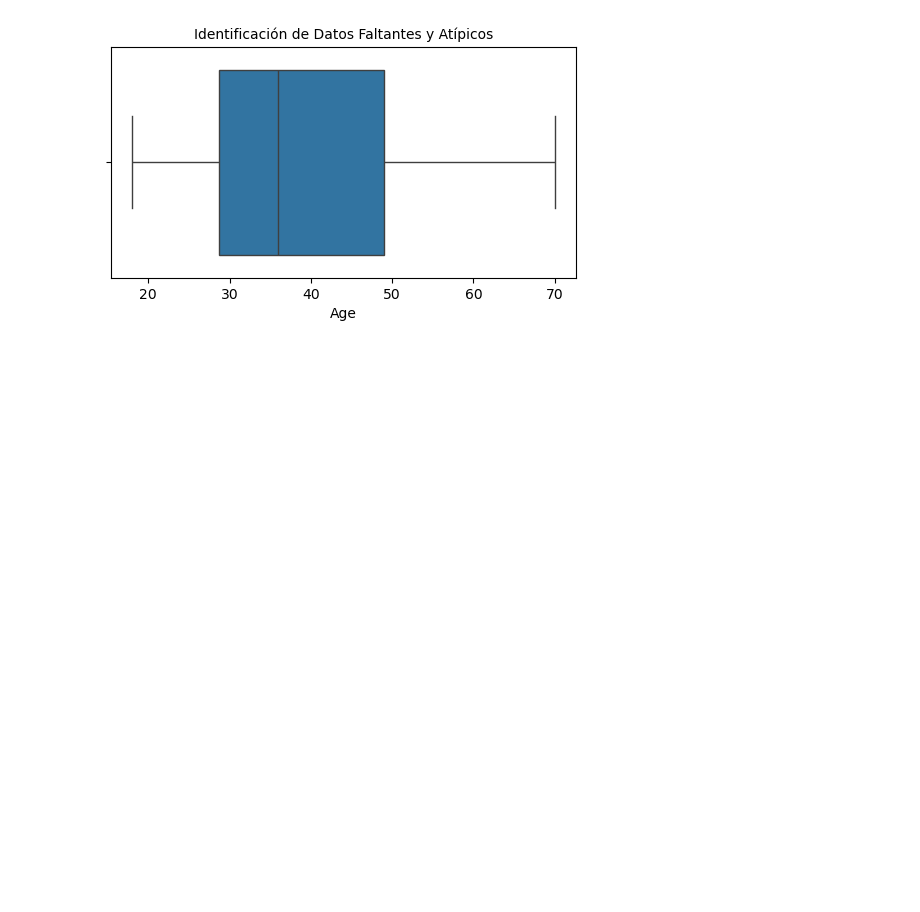
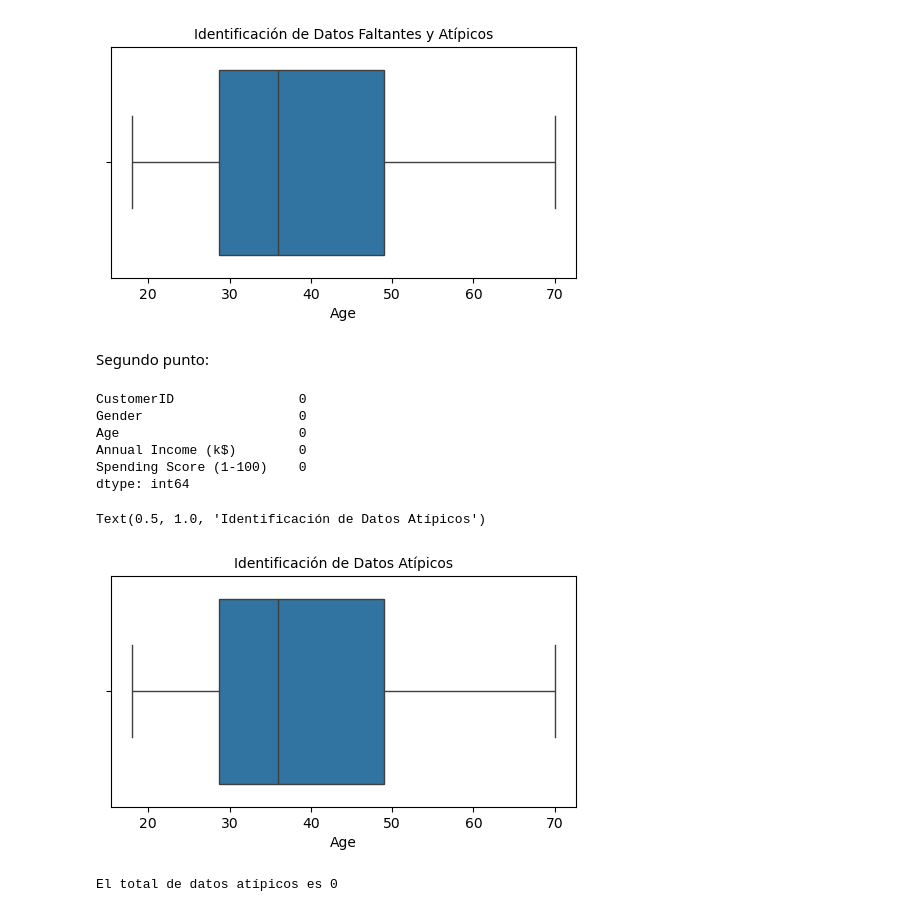
Before and after one commit to viikpinedat/analisis_datos, a Jupyter notebook: Modelo_Hierarchical_clustering.ipynb, the cells around one changed output. Drawn from its saved outputs; the diff is of its cells as text; code cells hidden in the pictures; blank space fills up the shorter version.

Commit message:
6 punto

```diff
--- a/Modelo_Hierarchical_clustering.ipynb
+++ b/Modelo_Hierarchical_clustering.ipynb
@@ -83,3 +86,28 @@ plt.title('Identificación de Datos Faltantes y Atípicos', fontsize=10 )
 # %% [output]
 Text(0.5, 1.0, 'Identificación de Datos Faltantes y Atípicos')
 [figure]
+# %% [markdown]
+Segundo punto:
+# %%
+print(data.isnull().sum())
+# %% [output]
+CustomerID                0
+Gender                    0
+Age                       0
+Annual Income (k$)        0
+Spending Score (1-100)    0
+dtype: int64
+# %%
+plt.figure(figsize=(6, 3))
+sns.boxplot(x=data['Age'])
+plt.title('Identificación de Datos Atípicos', fontsize=10 )
+# %% [output]
+Text(0.5, 1.0, 'Identificación de Datos Atípicos')
+[figure, added]
+# %%
+nivel_minimo=0
+nivel_maximo=100
+Total_Atipicos=((data['Age']<nivel_minimo)|(data['Age']>nivel_maximo)).sum()
+print("El total de datos atípicos es {}".format(Total_Atipicos))
+# %% [output]
+El total de datos atípicos es 0
```
Also changed, not shown: parts of 15 cells of this notebook.
